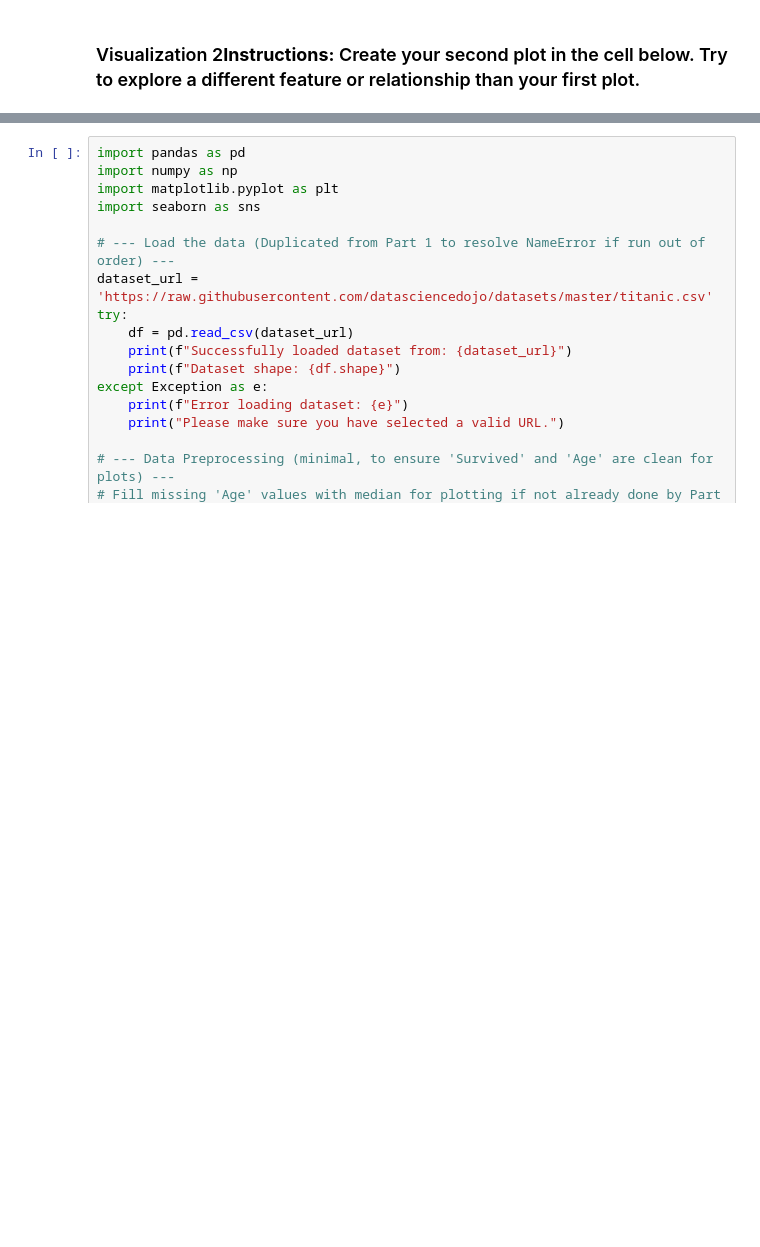
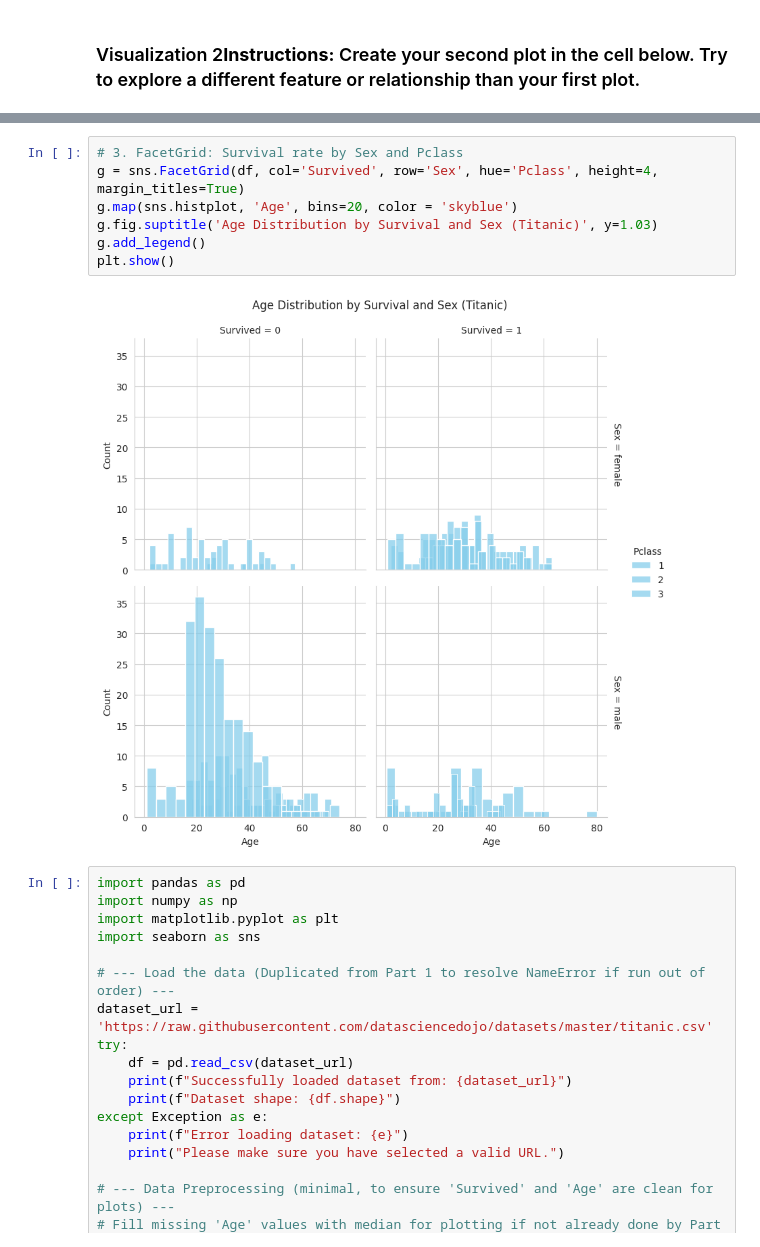
Before and after one commit to AliciaDLove1/Alicia-Love-ML-Course-, a Jupyter notebook: MT_AliciaLove_ITAI1371.ipynb, the cells around one changed output, grey strips where cells are left out. Saved outputs shown, nothing was run; the diff lists cells and outputs as text; blank space fills up the shorter version.

```diff
--- a/MT_AliciaLove_ITAI1371.ipynb
+++ b/MT_AliciaLove_ITAI1371.ipynb
@@ -127,3 +172,12 @@ Passing `palette` without assigning `hue` is deprecated and will be removed in v
+# %%
+# 3. FacetGrid: Survival rate by Sex and Pclass
+g = sns.FacetGrid(df, col='Survived', row='Sex', hue='Pclass', height=4, margin_titles=True)
+g.map(sns.histplot, 'Age', bins=20, color = 'skyblue')
+g.fig.suptitle('Age Distribution by Survival and Sex (Titanic)', y=1.03)
+g.add_legend()
+plt.show()
+# %% [output]
+[figure, added]
 # %%
 import pandas as pd
 import numpy as np
```
Also changed, not shown: parts of 14 cells of this notebook.
